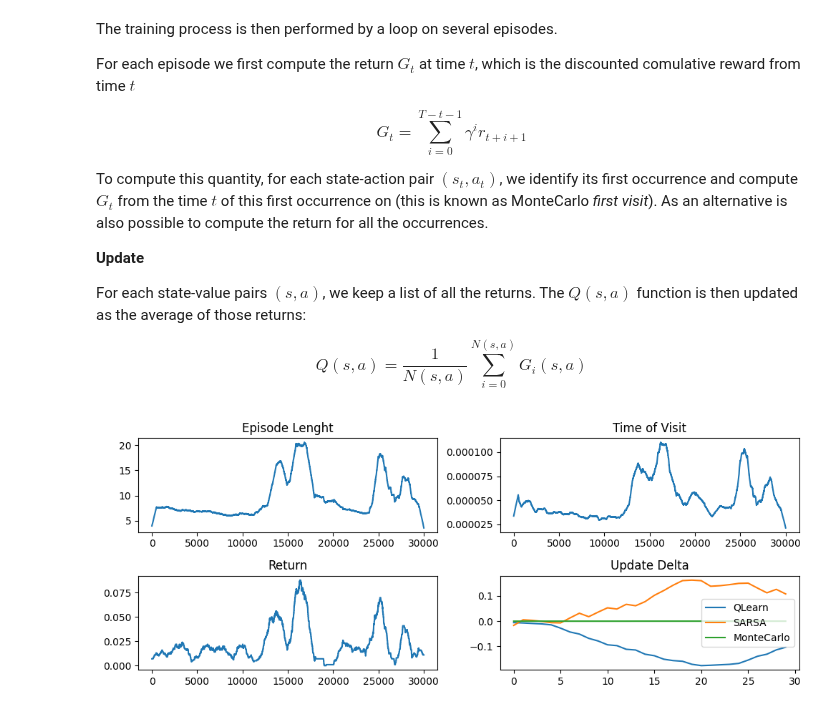
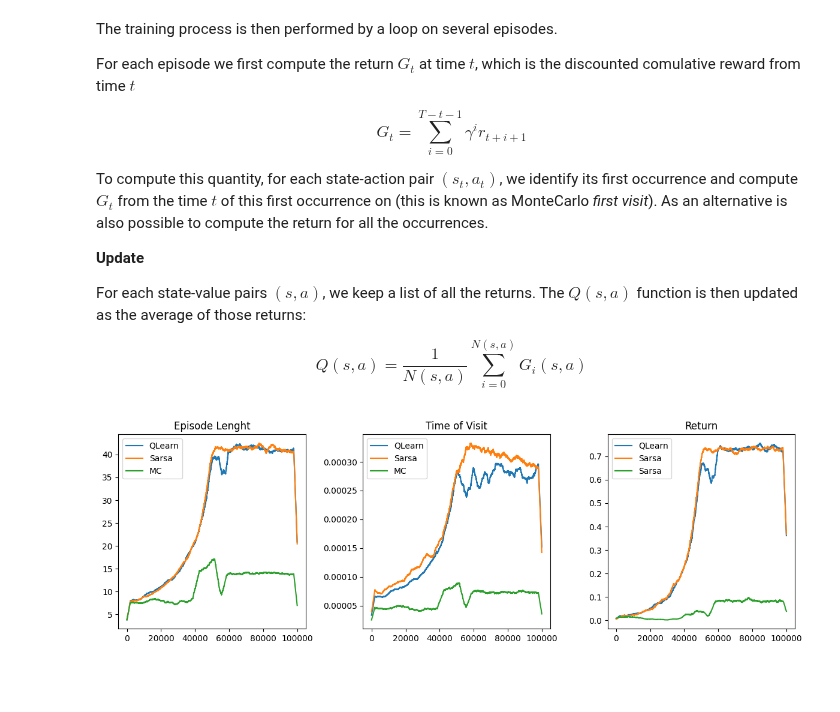
Before and after one commit to afflint/rlcoding, a Jupyter notebook: 2024-25/L1.1-tabular-agents-rl-algorithms.ipynb, the cells around one changed output. Saved outputs shown, nothing was run; the diff lists cells and outputs as text; code cells hidden in the pictures; blank space fills up the shorter version.

```diff
--- a/2024-25/L1.1-tabular-agents-rl-algorithms.ipynb
+++ b/2024-25/L1.1-tabular-agents-rl-algorithms.ipynb
@@ -173,17 +180,19 @@ montecarlo = MonteCarlo(env=env, gamma=0.9, final_epsilon=0)
 montecarlo.train(max_iterations=episodes, save_every=1_000)
-# %%
-fig, ax = plt.subplots(figsize=(10, 4), ncols=2, nrows=2)
-sns.lineplot(x=range(episodes), y=conv(env.length_queue), ax=ax[0,0])
-sns.lineplot(x=range(episodes), y=conv(env.time_queue), ax=ax[0,1])
-sns.lineplot(x=range(episodes), y=conv(env.return_queue), ax=ax[1,0])
-sns.lineplot(x=range(len(q_learn.error)), y=conv(q_learn.error, 20), ax=ax[1,1], label='QLearn')
-sns.lineplot(x=range(len(sarsa.error)), y=conv(sarsa.error, 20), ax=ax[1,1], label="SARSA")
-sns.lineplot(x=range(len(montecarlo.error)), y=conv(montecarlo.error, 20), ax=ax[1,1], label="MonteCarlo")
-ax[0,0].set_title("Episode Lenght")
-ax[0,1].set_title("Time of Visit")
-ax[1,0].set_title("Return")
-ax[1,1].set_title("Update Delta")
-plt.tight_layout()
-plt.show()
-# %% [output]
-[figure, removed]
+# %%
+fig, ax = plt.subplots(figsize=(12, 4), ncols=3, nrows=1)
+sns.lineplot(x=range(episodes), y=conv(q_env.length_queue, win=cwin), ax=ax[0], label="QLearn")
+sns.lineplot(x=range(episodes), y=conv(s_env.length_queue, win=cwin), ax=ax[0], label="Sarsa")
+sns.lineplot(x=range(episodes), y=conv(m_env.length_queue, win=cwin), ax=ax[0], label="MC")
+sns.lineplot(x=range(episodes), y=conv(q_env.time_queue, win=cwin), ax=ax[1], label="QLearn")
+sns.lineplot(x=range(episodes), y=conv(s_env.time_queue, win=cwin), ax=ax[1], label="Sarsa")
+sns.lineplot(x=range(episodes), y=conv(m_env.time_queue, win=cwin), ax=ax[1], label="MC")
+sns.lineplot(x=range(episodes), y=conv(q_env.return_queue, win=cwin), ax=ax[2], label="QLearn")
+sns.lineplot(x=range(episodes), y=conv(s_env.return_queue, win=cwin), ax=ax[2], label="Sarsa")
+sns.lineplot(x=range(episodes), y=conv(m_env.return_queue, win=cwin), ax=ax[2], label="Sarsa")
+ax[0].set_title("Episode Lenght")
+ax[1].set_title("Time of Visit")
+ax[2].set_title("Return")
+plt.tight_layout()
+plt.show()
+# %% [output]
+[figure, added]
```
Also changed, not shown: parts of 15 cells of this notebook, 2 other files.
